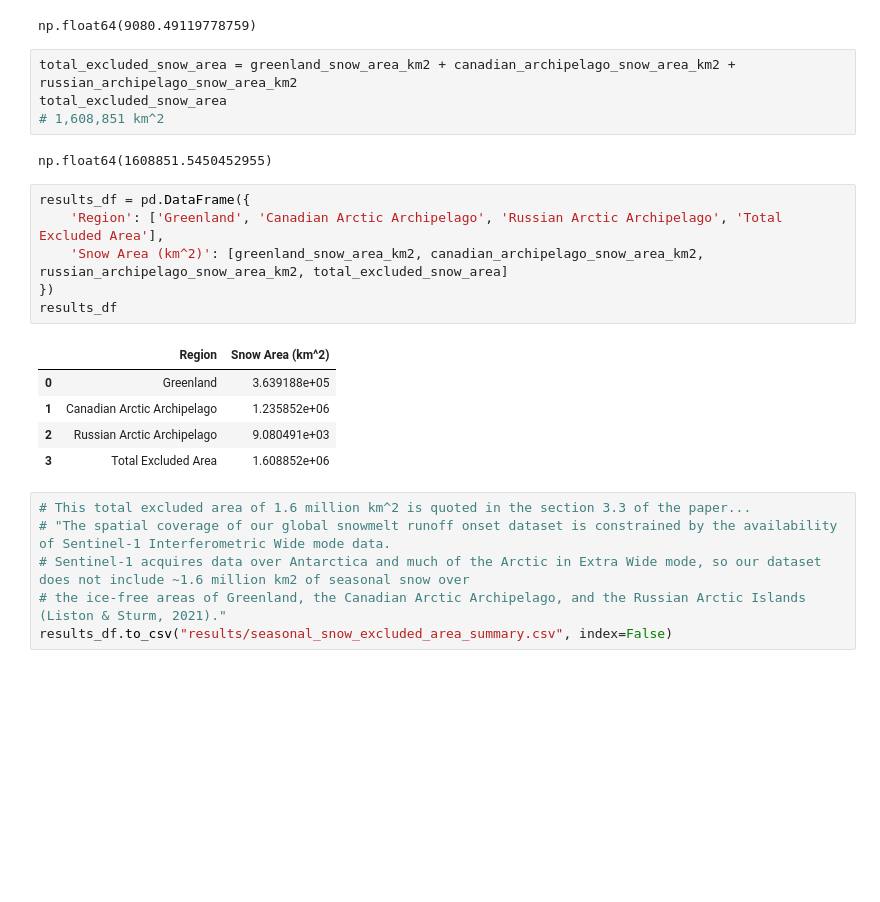
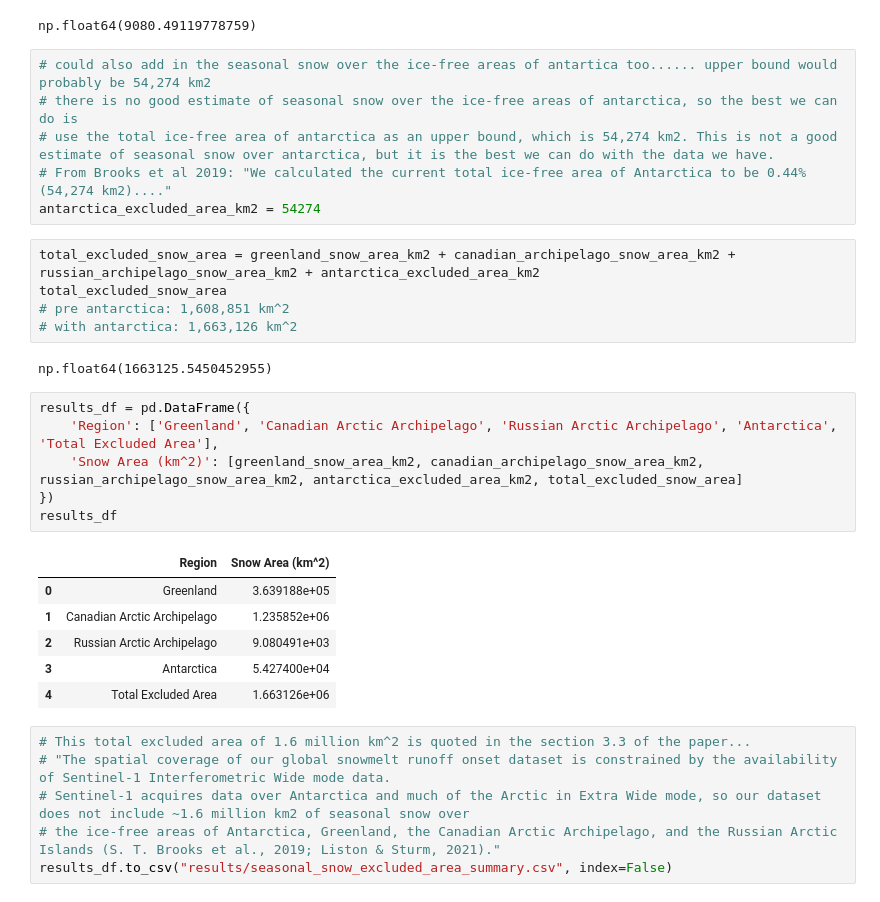
Before and after one commit to egagli/global_snowmelt_runoff_onset, a Jupyter notebook: dataset_evaluation/calculate_spatial_coverage_and_temporal_resolution/how_much_seasonal_snow_do_we_miss.ipynb, the cells around one changed output. Saved outputs shown, nothing was run; the diff lists cells and outputs as text; blank space fills up the shorter version.

Commit message:
update excluded area calculation

```diff
--- a/dataset_evaluation/calculate_spatial_coverage_and_temporal_resolution/how_much_seasonal_snow_do_we_miss.ipynb
+++ b/dataset_evaluation/calculate_spatial_coverage_and_temporal_resolution/how_much_seasonal_snow_do_we_miss.ipynb
@@ -225,27 +225,35 @@ russian_archipelago_snow_area_km2
 # 9,080 km^2
 # %% [output]
 np.float64(9080.49119778759)
+# %%
+# could also add in the seasonal snow over the ice-free areas of antartica too...... upper bound would probably be 54,274 km2
+# there is no good estimate of seasonal snow over the ice-free areas of antarctica, so the best we can do is
+# use the total ice-free area of antarctica as an upper bound, which is 54,274 km2. This is not a good estimate of seasonal snow over antarctica, but it is the best we can do with the data we have.
+# From Brooks et al 2019: "We calculated the current total ice-free area of Antarctica to be 0.44% (54,274 km2)...."
+antarctica_excluded_area_km2 = 54274
 # %%
-total_excluded_snow_area = greenland_snow_area_km2 + canadian_archipelago_snow_area_km2 + russian_archipelago_snow_area_km2
+total_excluded_snow_area = greenland_snow_area_km2 + canadian_archipelago_snow_area_km2 + russian_archipelago_snow_area_km2 + antarctica_excluded_area_km2
 total_excluded_snow_area
-# 1,608,851 km^2
+# pre antarctica: 1,608,851 km^2
+# with antarctica: 1,663,126 km^2
 # %% [output]
-np.float64(1608851.5450452955)
+np.float64(1663125.5450452955)
 # %%
 results_df = pd.DataFrame({
-    'Region': ['Greenland', 'Canadian Arctic Archipelago', 'Russian Arctic Archipelago', 'Total Excluded Area'],
-    'Snow Area (km^2)': [greenland_snow_area_km2, canadian_archipelago_snow_area_km2, russian_archipelago_snow_area_km2, total_excluded_snow_area]
+    'Region': ['Greenland', 'Canadian Arctic Archipelago', 'Russian Arctic Archipelago', 'Antarctica', 'Total Excluded Area'],
+    'Snow Area (km^2)': [greenland_snow_area_km2, canadian_archipelago_snow_area_km2, russian_archipelago_snow_area_km2, antarctica_excluded_area_km2, total_excluded_snow_area]
 })
 results_df
 # %% [output]
 |  | Region | Snow Area (km^2) |
 | 0 | Greenland | 3.639188e+05 |
 | 1 | Canadian Arctic Archipelago | 1.235852e+06 |
 | 2 | Russian Arctic Archipelago | 9.080491e+03 |
-| 3 | Total Excluded Area | 1.608852e+06 |
+| 3 | Antarctica | 5.427400e+04 |
+| 4 | Total Excluded Area | 1.663126e+06 |
 # %%
 # This total excluded area of 1.6 million km^2 is quoted in the section 3.3 of the paper...
 # "The spatial coverage of our global snowmelt runoff onset dataset is constrained by the availability of Sentinel-1 Interferometric Wide mode data.
 # Sentinel-1 acquires data over Antarctica and much of the Arctic in Extra Wide mode, so our dataset does not include ~1.6 million km2 of seasonal snow over
-# the ice-free areas of Greenland, the Canadian Arctic Archipelago, and the Russian Arctic Islands (Liston & Sturm, 2021)."
+# the ice-free areas of Antarctica, Greenland, the Canadian Arctic Archipelago, and the Russian Arctic Islands (S. T. Brooks et al., 2019; Liston & Sturm, 2021)."
 results_df.to_csv("results/seasonal_snow_excluded_area_summary.csv", index=False)
```
Also changed, not shown: parts of 1 cell of this notebook, 2 other files.
